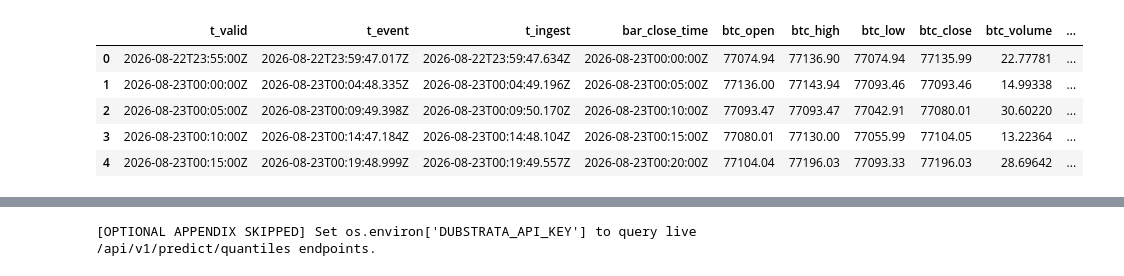
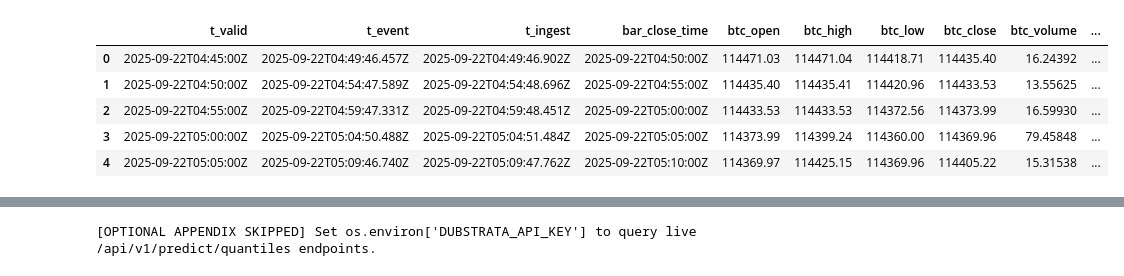
Before and after one commit to MuzikayiseKhuzwayo/dubstrata-quant-eval-kit, a Jupyter notebook: quant-evaluation-kit.ipynb, the cells around one changed output, grey strips where cells are left out. Cells and saved outputs as stored; diff of their text form; code cells hidden in the pictures.

```diff
--- a/quant-evaluation-kit.ipynb
+++ b/quant-evaluation-kit.ipynb
@@ -34,6 +39,8 @@ import numpy as np
 import pandas as pd
 import matplotlib.pyplot as plt
 from scipy import stats
+from sklearn.linear_model import Ridge
+from sklearn.preprocessing import StandardScaler
 
 warnings.filterwarnings("ignore")
 plt.rcParams["figure.figsize"] = (13, 5)
@@ -43,15 +50,13 @@ plt.rcParams["grid.alpha"] = 0.25
 # ==============================================================================
 # USER CONFIGURATION: Pick your evaluation window, horizon, and cost assumptions
 # ==============================================================================
-START_TIME = "2026-08-23T00:00:00Z"   # Any ISO-8601 UTC timestamp in [2026-06-24, 2026-09-22]
-END_TIME   = "2026-09-22T04:45:00Z"   # End of evaluation window
-HORIZON_BARS = 12                     # 12 bars = 1h (3 = 15m, 12 = 1h, 48 = 4h)
+START_TIME   = "2025-09-22T04:50:00Z"   # Default: Full 12-month multi-regime partition (105,120 bars)
+END_TIME     = "2026-09-22T04:45:00Z"   # End of 12-month evaluation window
+HORIZON_BARS = 12                       # 12 bars = 1h (3 = 15m, 12 = 1h, 48 = 4h)
 
-# Transaction Cost & Execution Parameters (Module 5)
-EXECUTION_MODE     = "blended"        # "taker" (5.0 bps), "maker" (1.0 bp), or "blended" (2.0 bps)
-TAKER_FEE_BPS      = 5.0
-MAKER_FEE_BPS      = 1.0
-BLENDED_FEE_BPS    = 2.0
+# Transaction Cost Schedules (Module 5 evaluates BOTH Blended and Taker side by side)
+TAKER_FEE_BPS      = 5.0                # 5.0 bps exchange taker fee + 1.0 bp half-spread + 0.5 bp Kyle impact = 6.5 bps/leg
+BLENDED_FEE_BPS    = 2.0                # 2.0 bps blended maker/taker fee + 1.0 bp half-spread + 0.5 bp Kyle impact = 3.5 bps/leg
 HALF_SPREAD_BPS    = 1.0
 KYLE_SLIPPAGE_BPS  = 0.5
 INITIAL_CAPITAL    = 1_000_000.0
@@ -62,7 +67,7 @@ API_BASE_URL = os.getenv("DUBSTRATA_API_URL", "https://api.dubstrata.com").rstri
 API_KEY      = os.getenv("DUBSTRATA_API_KEY", "")
 
 # ==============================================================================
-# Load Raw Point-in-Time 5-Minute Parquet Partition
+# Load Raw Point-in-Time 5-Minute Parquet Partition (105,120 Bars / 12 Months)
 # ==============================================================================
 CANDIDATE_PATHS = [
     Path("data/dubstrata_btc_pit_5m_sample.parquet"),
@@ -74,7 +79,7 @@ GITHUB_RAW_PARQUET_URL = (
     "dubstrata-quant-eval-kit/main/data/dubstrata_btc_pit_5m_sample.parquet"
 )
 
-def load_pit_dataset(start_time: str, end_time: str) -> pd.DataFrame:
+def load_pit_dataset(start_time: str, end_time: str):
     df_full = None
     if USE_LIVE_API and API_KEY:
         import requests
@@ -101,7 +106,7 @@ def load_pit_dataset(start_time: str, end_time: str) -> pd.DataFrame:
     t_close = pd.to_datetime(df_full["bar_close_time"], utc=True)
     mask = (t_close >= pd.to_datetime(start_time, utc=True)) & (t_close <= pd.to_datetime(end_time, utc=True))
     df_win = df_full.loc[mask].copy().reset_index(drop=True)
-    print(f"Full Bundled Range : {df_full['bar_close_time'].iloc[0]} -> {df_full['bar_close_time'].iloc[-1]} ({len(df_full):,} bars)")
+    print(f"Full Bundled Range : {df_full['bar_close_time'].iloc[0]} -> {df_full['bar_close_time'].iloc[-1]} ({len(df_full):,} bars / 365 days)")
     print(f"Selected Window    : {df_win['bar_close_time'].iloc[0]} -> {df_win['bar_close_time'].iloc[-1]} ({len(df_win):,} bars)")
     return df_full, df_win
 
@@ -119,7 +124,7 @@ Selected Window    : 2026-08-23T00:00:00Z -> 2026-09-22T04:45:00Z (8,698 bars)
 |  | t_valid | t_event | t_ingest | bar_close_time | btc_open | btc_high | btc_low | btc_close | btc_volume | ... |
-| 0 | 2026-08-22T23:55:00Z | 2026-08-22T23:59:47.017Z | 2026-08-22T23:59:47.634Z | 2026-08-23T00:00:00Z | 77074.94 | 77136.90 | 77074.94 | 77135.99 | 22.77781 | ... |
-| 1 | 2026-08-23T00:00:00Z | 2026-08-23T00:04:48.335Z | 2026-08-23T00:04:49.196Z | 2026-08-23T00:05:00Z | 77136.00 | 77143.94 | 77093.46 | 77093.46 | 14.99338 | ... |
-| 2 | 2026-08-23T00:05:00Z | 2026-08-23T00:09:49.398Z | 2026-08-23T00:09:50.170Z | 2026-08-23T00:10:00Z | 77093.47 | 77093.47 | 77042.91 | 77080.01 | 30.60220 | ... |
-| 3 | 2026-08-23T00:10:00Z | 2026-08-23T00:14:47.184Z | 2026-08-23T00:14:48.104Z | 2026-08-23T00:15:00Z | 77080.01 | 77130.00 | 77055.99 | 77104.05 | 13.22364 | ... |
-| 4 | 2026-08-23T00:15:00Z | 2026-08-23T00:19:48.999Z | 2026-08-23T00:19:49.557Z | 2026-08-23T00:20:00Z | 77104.04 | 77196.03 | 77093.33 | 77196.03 | 28.69642 | ... |
+| 0 | 2025-09-22T04:45:00Z | 2025-09-22T04:49:46.457Z | 2025-09-22T04:49:46.902Z | 2025-09-22T04:50:00Z | 114471.03 | 114471.04 | 114418.71 | 114435.40 | 16.24392 | ... |
+| 1 | 2025-09-22T04:50:00Z | 2025-09-22T04:54:47.589Z | 2025-09-22T04:54:48.696Z | 2025-09-22T04:55:00Z | 114435.40 | 114435.41 | 114420.96 | 114433.53 | 13.55625 | ... |
+| 2 | 2025-09-22T04:55:00Z | 2025-09-22T04:59:47.331Z | 2025-09-22T04:59:48.451Z | 2025-09-22T05:00:00Z | 114433.53 | 114433.53 | 114372.56 | 114373.99 | 16.59930 | ... |
+| 3 | 2025-09-22T05:00:00Z | 2025-09-22T05:04:50.488Z | 2025-09-22T05:04:51.484Z | 2025-09-22T05:05:00Z | 114373.99 | 114399.24 | 114360.00 | 114369.96 | 79.45848 | ... |
+| 4 | 2025-09-22T05:05:00Z | 2025-09-22T05:09:46.740Z | 2025-09-22T05:09:47.762Z | 2025-09-22T05:10:00Z | 114369.97 | 114425.15 | 114369.96 | 114405.22 | 15.31538 | ... |
 # %% [markdown]
```
Also changed, not shown: parts of 17 cells of this notebook, 2 other files.
